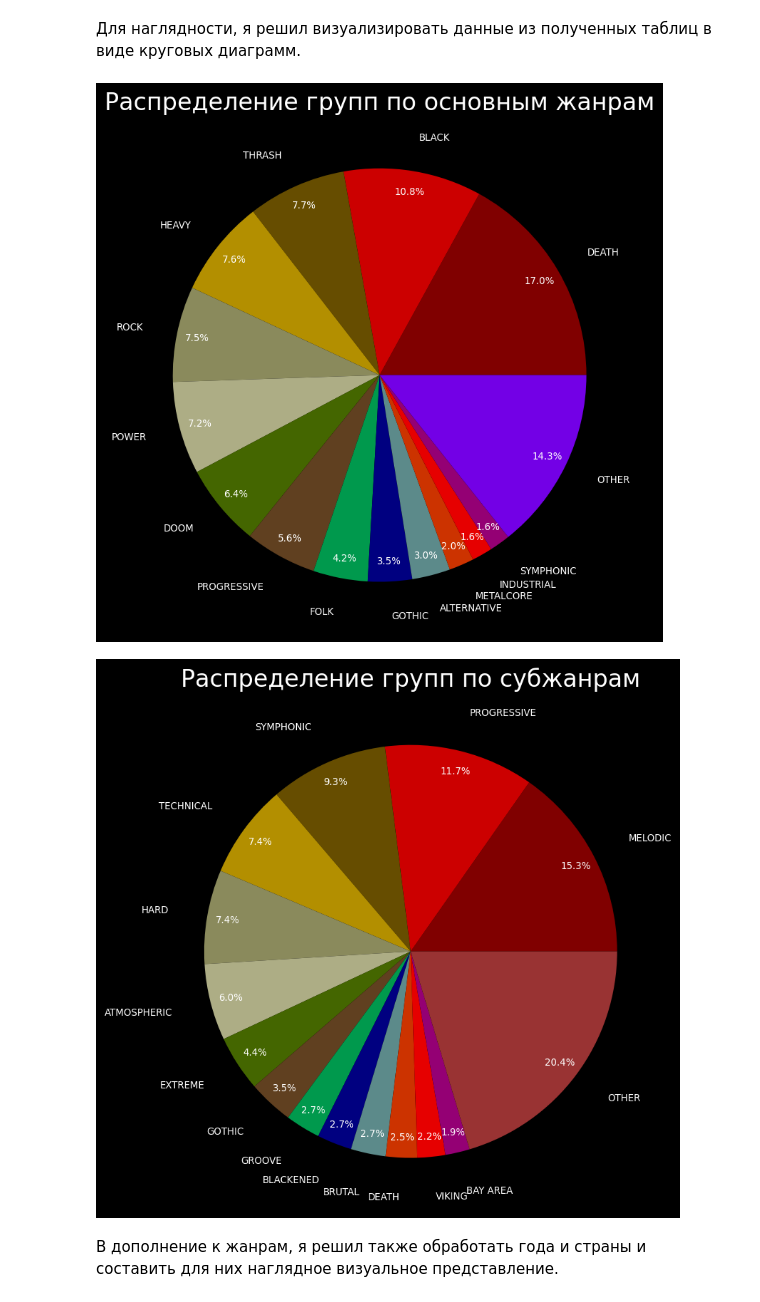
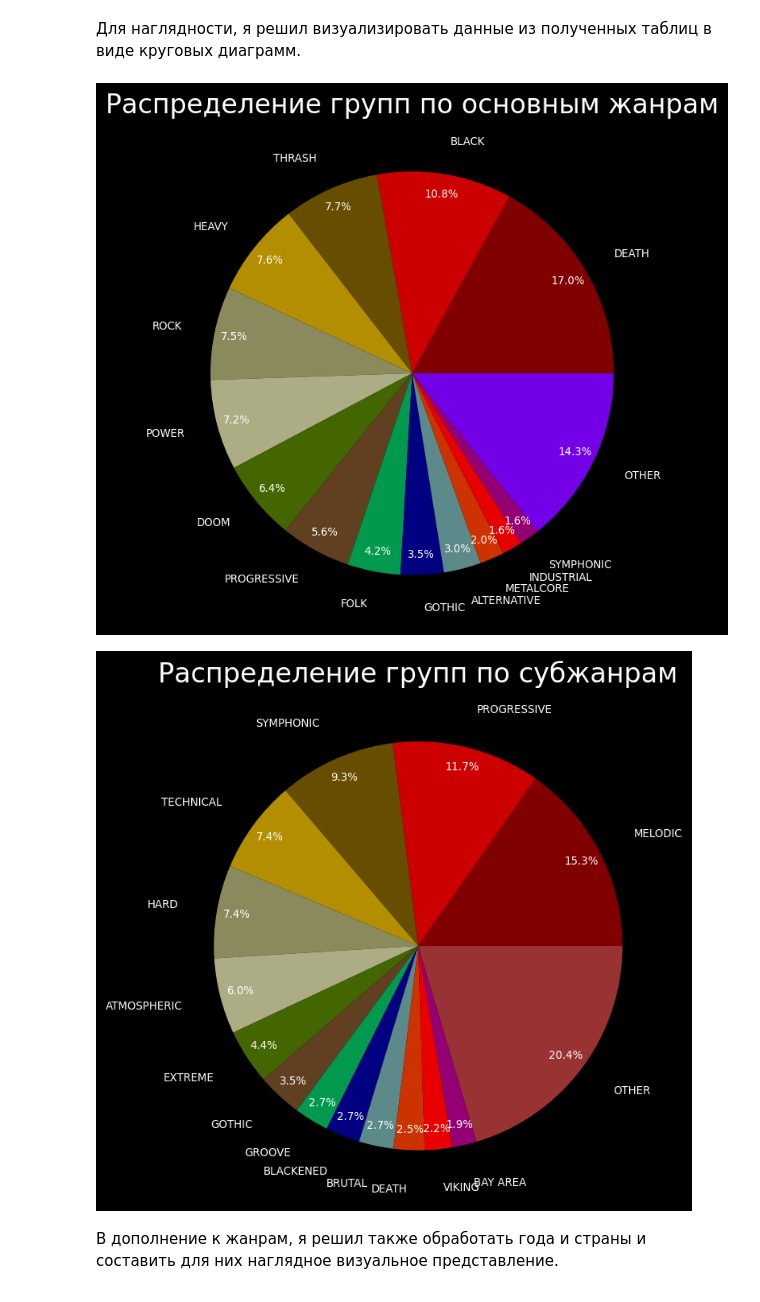
Before and after one commit to Wishmas/Timofey_Vorovatov, a Jupyter notebook: Metal_bands_analysis/Анализ металшторма.ipynb, the cells around one changed output. Saved outputs shown, nothing was run; the diff lists cells and outputs as text; code cells hidden in the pictures.

```diff
--- a/Metal_bands_analysis/Анализ металшторма.ipynb
+++ b/Metal_bands_analysis/Анализ металшторма.ipynb
@@ -255,26 +255,26 @@ sub_genre_lib.head()
 # %%
 import seaborn as sns
 import matplotlib.pyplot as plt
 plt.style.use('dark_background')
 
 main_copy= main_genre_lib.copy()
 main_copy.loc[main_copy['part(%)'] < 1.5,'main_genres'] = 'other'
 summ = main_copy.loc[main_copy['main_genres'] == 'other','count'].sum()
 part = main_copy.loc[main_copy['main_genres'] == 'other','part(%)'].sum()
 main_copy = main_copy[:15]
 main_copy.loc[main_copy['main_genres'] == 'other','count'] = summ
 main_copy.loc[main_copy['main_genres'] == 'other','part(%)'] = part
 main_copy
 
 labels = main_copy['main_genres'].str.upper()
 sizes = main_copy['part(%)']
 colors = ['#800000','#cc0000','#664d00','#b38f00','#8a8a5c','#adad85','#446600','#604020','#00994d','#000080','#5c8a8a','#cc3300','#e60000','#940074','#7300e6']
-plt.figure(figsize=(9,8),dpi=120)
+plt.figure(figsize=(7,7),dpi=120)
 plt.title('Распределение групп по основным жанрам',fontsize=20)
 plt.pie(sizes, labels=labels, autopct='%1.1f%%',textprops={'fontsize': 8},colors=colors,labeldistance=1.165,pctdistance=0.9)
 plt.show()
 # %% [output]
-[figure, old version]
+[figure, new version]
 # %%
 sub_copy= sub_genre_lib.copy()
 sub_copy.loc[sub_copy['part(%)'] < 1.5,'sub_genres'] = 'other'
@@ -287,12 +287,12 @@ sub_copy.loc[sub_copy['sub_genres'] == 'other','part(%)'] = part_s
 labels = sub_copy['sub_genres'].str.upper()
 sizes = sub_copy['part(%)']
 colors = ['#800000','#cc0000','#664d00','#b38f00','#8a8a5c','#adad85','#446600','#604020','#00994d','#000080','#5c8a8a','#cc3300','#e60000','#940074','#993333','#e6004c','#333300','#9900cc','#7300e6']
-plt.figure(figsize=(9,8),dpi=120)
+plt.figure(figsize=(7,7),dpi=120)
 plt.title('Распределение групп по субжанрам',fontsize=20)
 plt.pie(sizes, labels=labels, autopct='%1.1f%%',textprops={'fontsize': 8},colors=colors,labeldistance=1.19,pctdistance=0.9)
 plt.show()
 # %% [output]
-[figure, old version]
+[figure, new version]
 # %% [markdown]
 В дополнение к жанрам, я решил также обработать года и страны и составить для них наглядное визуальное представление.
 # %%
```
Also changed, not shown: parts of 16 cells of this notebook.
